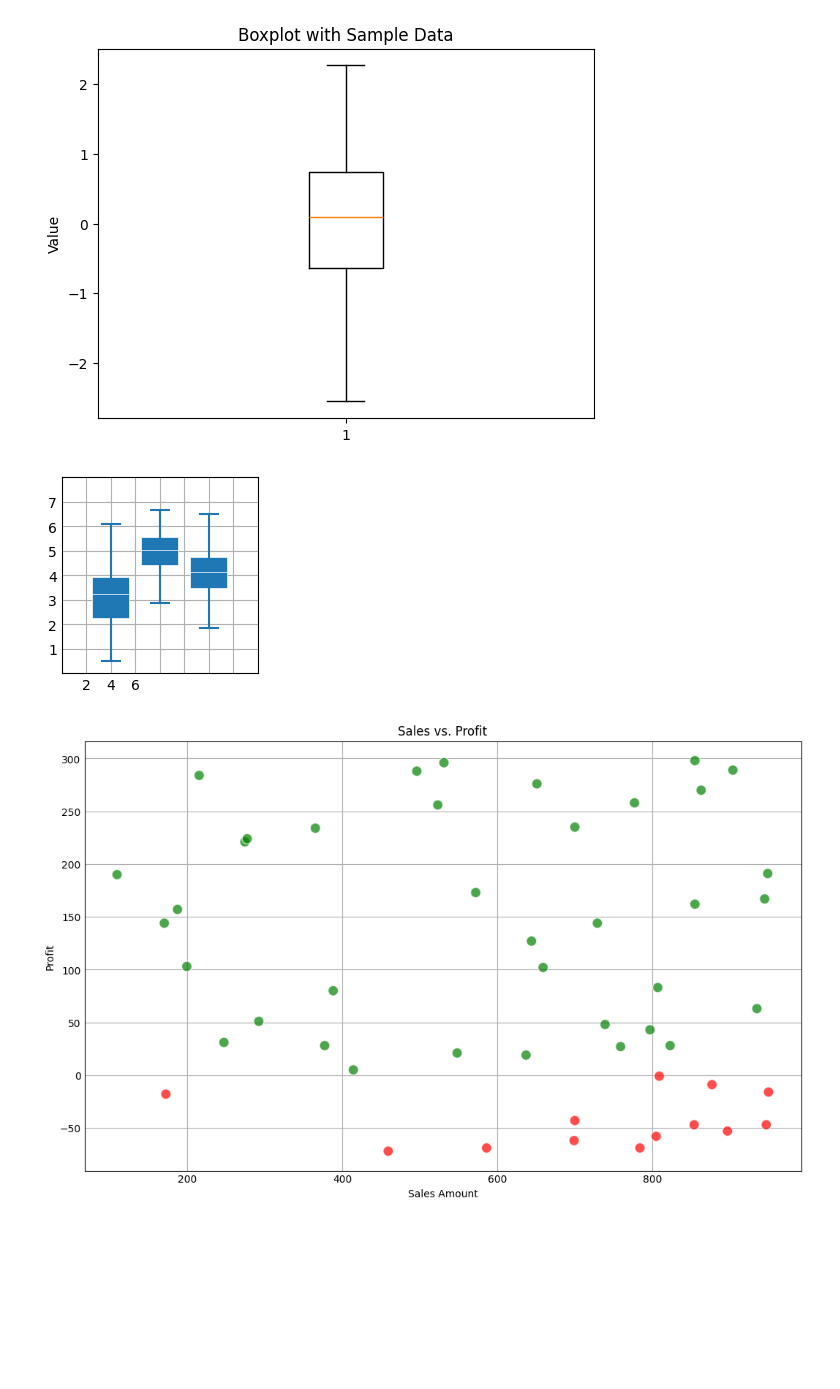
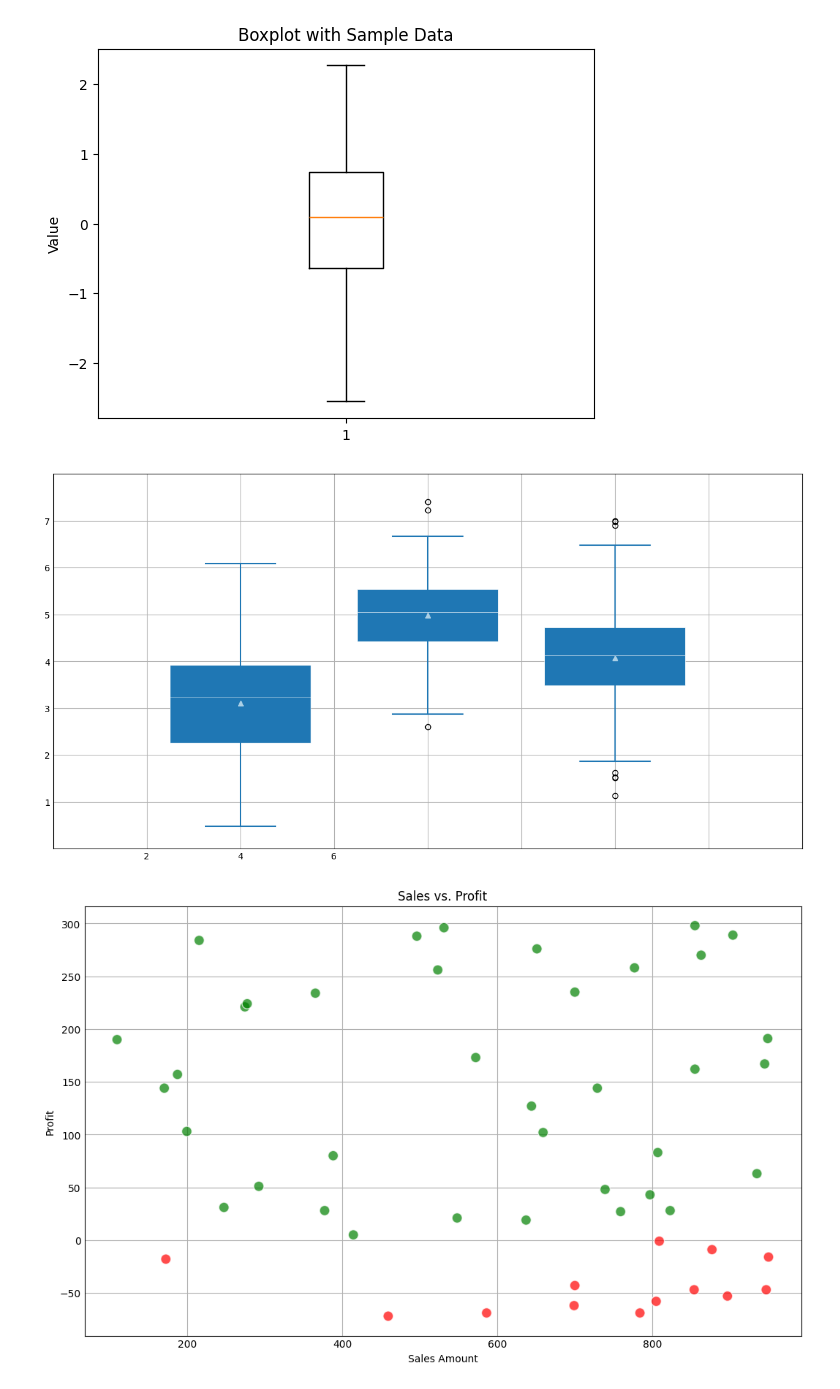
Before and after one commit to PBehari/PTC-ML-Python-1, a Jupyter notebook: docs/cheatsheets/Data_visualization_with_Matplot.ipynb, the cells around one changed output. Cells and saved outputs as stored; diff of their text form; code cells hidden in the pictures; blank space fills up the shorter version.

```diff
--- a/docs/cheatsheets/Data_visualization_with_Matplot.ipynb
+++ b/docs/cheatsheets/Data_visualization_with_Matplot.ipynb
@@ -690,30 +701,30 @@ plt.show()
 # %%
 # Boxplot
 import matplotlib.pyplot as plt
 import numpy as np
 
 plt.style.use('_mpl-gallery')
 
 # make data:
 np.random.seed(10)
 D = np.random.normal((3, 5, 4), (1.25, 1.00, 1.25), (100, 3))
 
 # plot
-fig, ax = plt.subplots()
+fig, ax = plt.subplots(figsize=(12, 6))
 VP = ax.boxplot(D, positions=[2, 4, 6], widths=1.5, patch_artist=True,
-                showmeans=False, showfliers=False,
+                showmeans=True, showfliers=True,
                 medianprops={"color": "white", "linewidth": 0.5},
                 boxprops={"facecolor": "C0", "edgecolor": "white",
                           "linewidth": 0.5},
                 whiskerprops={"color": "C0", "linewidth": 1.5},
                 capprops={"color": "C0", "linewidth": 1.5})
 
 ax.set(xlim=(0, 8), xticks=np.arange(1, 8),
        ylim=(0, 8), yticks=np.arange(1, 8))
 
 plt.show()
 # %% [output]
-[figure, old version]
+[figure, new version]
 # %%
 # Scatter plot
 import matplotlib.pyplot as plt
```
Also changed, not shown: parts of 5 cells of this notebook, 1 other file.
